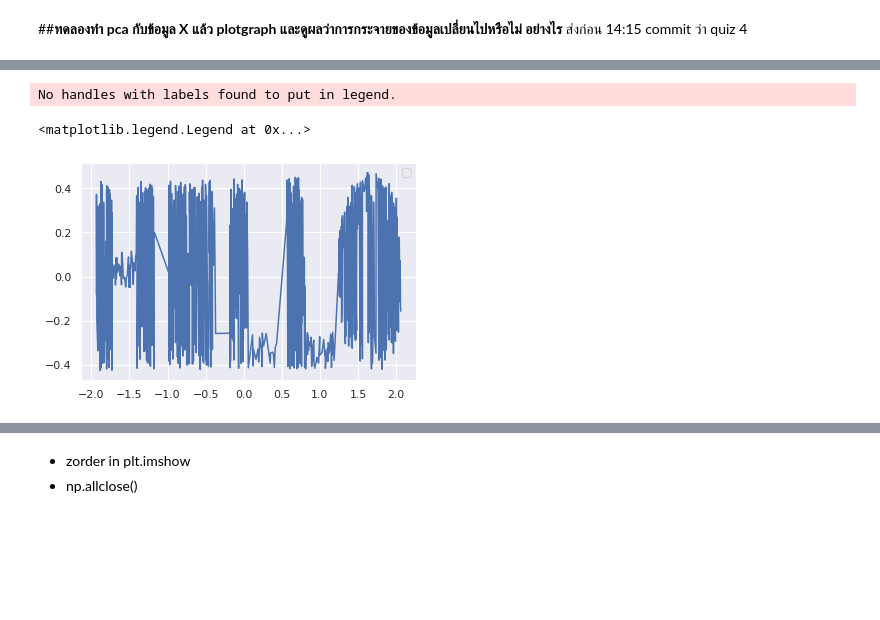
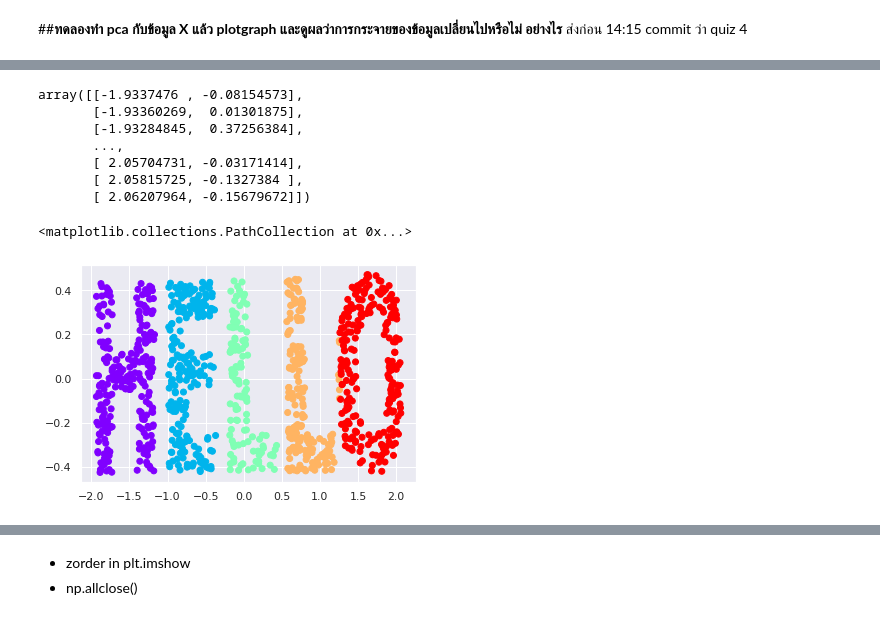
Before and after one commit to Nunticha24/Multivariate, a Jupyter notebook: Chapter_4_MDS.ipynb, the cells around one changed output, grey strips where cells are left out. Drawn from its saved outputs; the diff is of its cells as text; code cells hidden in the pictures; blank space fills up the shorter version.

```diff
--- a/Chapter_4_MDS.ipynb
+++ b/Chapter_4_MDS.ipynb
@@ -230,15 +242,22 @@ plt.axis('equal');
 # %%
 from sklearn.decomposition import  PCA
 # %%
-pca = PCA(n_components=2)
+PCA = PCA(n_components=2)
 # %%
-X_pca = pca.fit_transform(X)
+new_pca1 = pca.fit_transform(X)
+new_pca1
+# %% [output]
+array([[-1.9337476 , -0.08154573],
+       [-1.93360269,  0.01301875],
+       [-1.93284845,  0.37256384],
+       ...,
+       [ 2.05704731, -0.03171414],
+       [ 2.05815725, -0.1327384 ],
+       [ 2.06207964, -0.15679672]])
 # %%
 from matplotlib import pyplot as plt
-# %%
-plt.plot(X_pca[:,0],X_pca[:,1])
-plt.legend()
-# %% [output]
-No handles with labels found to put in legend.
-<matplotlib.legend.Legend at 0x...>
-[figure, removed]
+# %%
+plt.scatter(new_pca1[:,0],new_pca1[:,1],**colorize)
+# %% [output]
+<matplotlib.collections.PathCollection at 0x...>
+[figure, added]
```
Also changed, not shown: parts of 7 cells of this notebook.
